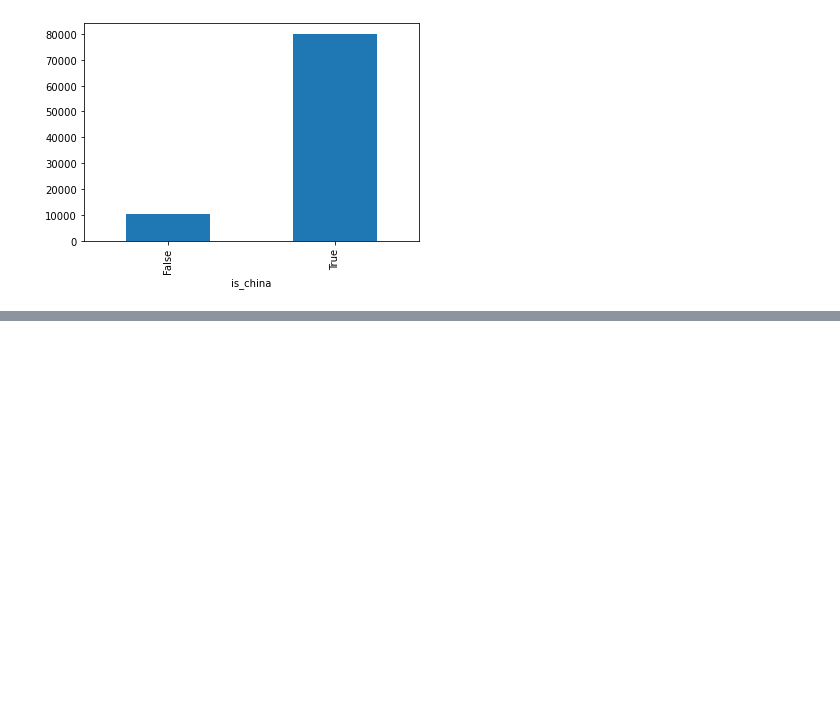
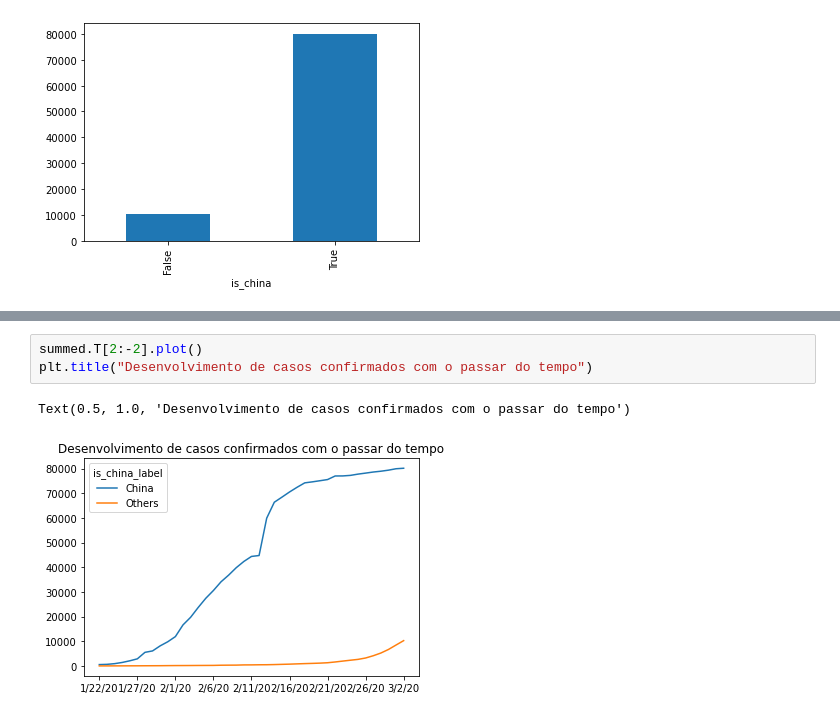
Before and after one commit to yorinori/Alura, a Jupyter notebook: Data_Science-visualizacao_de_dados_para_saude_e_medicina/Data_Science_e_Saude.ipynb, the cells around one changed output, grey strips where cells are left out. Drawn from its saved outputs; the diff is of its cells as text; blank space fills up the shorter version.

```diff
--- a/Data_Science-visualizacao_de_dados_para_saude_e_medicina/Data_Science_e_Saude.ipynb
+++ b/Data_Science-visualizacao_de_dados_para_saude_e_medicina/Data_Science_e_Saude.ipynb
@@ -892,0 +940,6 @@ No dia 02/03/2020 a Chiona tinha 8 vezes o número de casos que o restante do mu
+# %%
+summed.T[2:-2].plot()
+plt.title("Desenvolvimento de casos confirmados com o passar do tempo")
+# %% [output]
+Text(0.5, 1.0, 'Desenvolvimento de casos confirmados com o passar do tempo')
+[figure, added]
```
Also changed, not shown: parts of 13 cells of this notebook.
